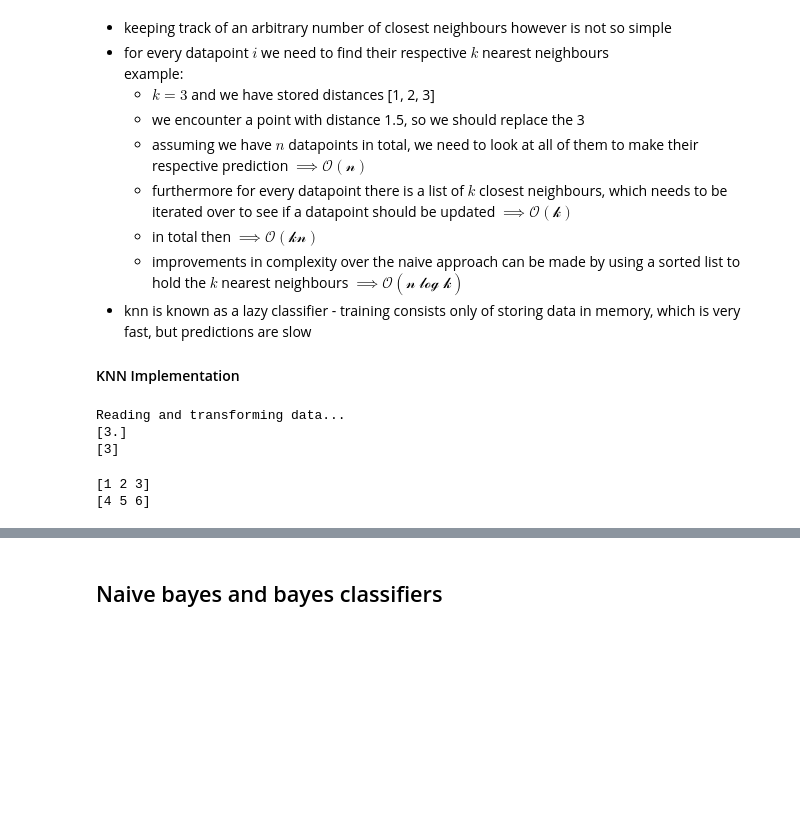
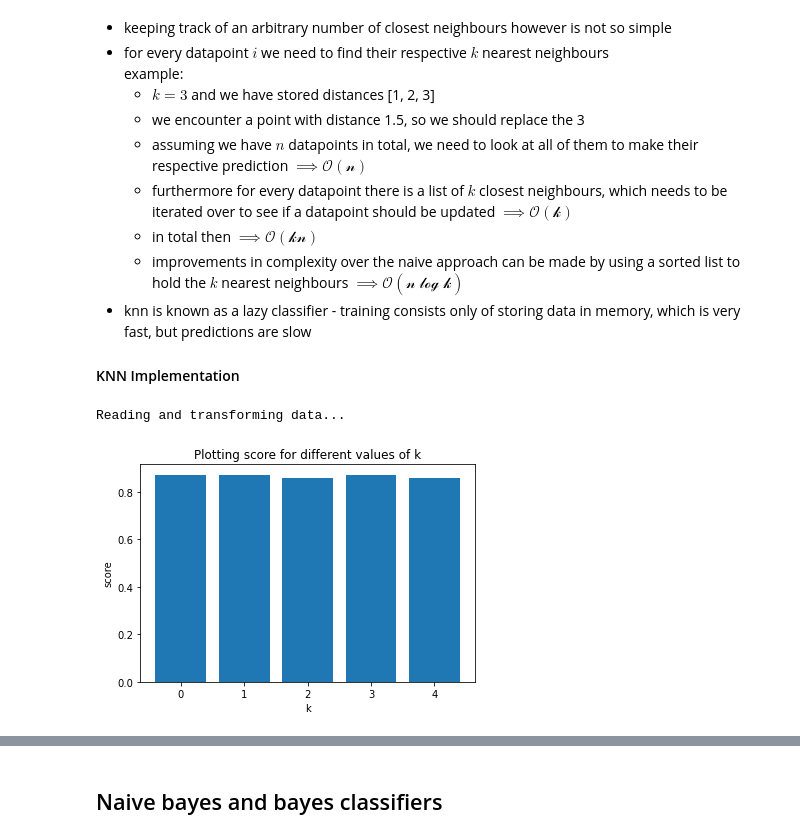
Before and after one commit to ncapek/machine_learning, a Jupyter notebook: supervised_learning/supervised_learning.ipynb, the cells around one changed output, grey strips where cells are left out. Saved outputs shown, nothing was run; the diff lists cells and outputs as text; code cells hidden in the pictures; blank space fills up the shorter version.

```diff
--- a/supervised_learning/supervised_learning.ipynb
+++ b/supervised_learning/supervised_learning.ipynb
@@ -81,9 +81,12 @@ example:
 
 #### KNN Implementation
 # %%
+%matplotlib inline
 import numpy as np
+import matplotlib.pyplot as plt
 from utils import get_data
 from sortedcontainers import SortedList
+from collections import defaultdict
 # Note: can't use sorted dict, because the key is distance
 # when more points have same distance, they would be overwritten
 
@@ -92,52 +95,64 @@ class KNN:
     def __init__(self, k):
         self.k = k
 
-    def train(self, X, y):
-        '''
-        Store
-        '''
+    def fit(self, X, y):
         self.X = X
         self.y = y
 
     def predict(self, X_pred):
         y = np.zeros(len(X_pred))
         for i, x in enumerate(X_pred):
             sort_list = SortedList()
             for j, xt in enumerate(self.X):
                 diff = x - xt
-                d = diff.dot(diff.T)
+                d = diff.dot(diff)
+                #d = np.linalg.norm(diff, axis=1)
                 if len(sort_list) < self.k:
                     sort_list.add((d, self.y[j]))
                 else:
-                    if sort_list[-1][0]:
+                    if d < sort_list[-1][0]:
                         del(sort_list[-1])
                         sort_list.add((d, self.y[j]))
-            votes = {}
+            votes = defaultdict(int)
             for _, v in sort_list:
-                votes[v] = votes.get(v, 0) + 1
+                votes[v] += + 1
             max_votes = 0
             max_votes_class = -1
             for v, count in votes.items():
                 if count > max_votes:
                     max_votes = count
                     max_votes_class = v
             y[i] = max_votes_class
 
         return y
 
-X, Y = get_data()
-knn = KNN(5)
-knn.train(X, Y)
-print(knn.predict(np.array([X[:1]])))
-print(Y[:1])
+    def score(self, X, Y):
+        preds = self.predict(X)
+        return np.mean(preds == Y)
+
+# data prep
+n_datapoints = 2000
+X, Y = get_data(n_datapoints)
+n_train = 1000
+X_train, Y_train = X[:n_train], Y[:n_train]
+X_test, Y_test = X[n_train:], Y[n_train:]
+
+# running classifier for different k
+k_range = 6
+value_dict = {}
+for k in range(1, k_range):
+    classifier = KNN(k)
+    classifier.fit(X_train, Y_train)
+    score = classifier.score(X_test, Y_test)
+    value_dict[k] = score
+
+# plot results
+fig, ax = plt.subplots()
+ax.bar(range(len(value_dict)), value_dict.values())
+ax.set_xlabel('k')
+ax.set_ylabel('score')
+ax.set_title('Plotting score for different values of k')
+plt.plot();
 # %% [output]
 Reading and transforming data...
-[3.]
-[3]
+[figure, added]
-# %%
-x = np.array([[1,2,3],[4,5,6]])
-for el in x:
-    print(el)
-# %% [output]
-[1 2 3]
-[4 5 6]
```
Also changed, not shown: parts of 2 cells of this notebook.
